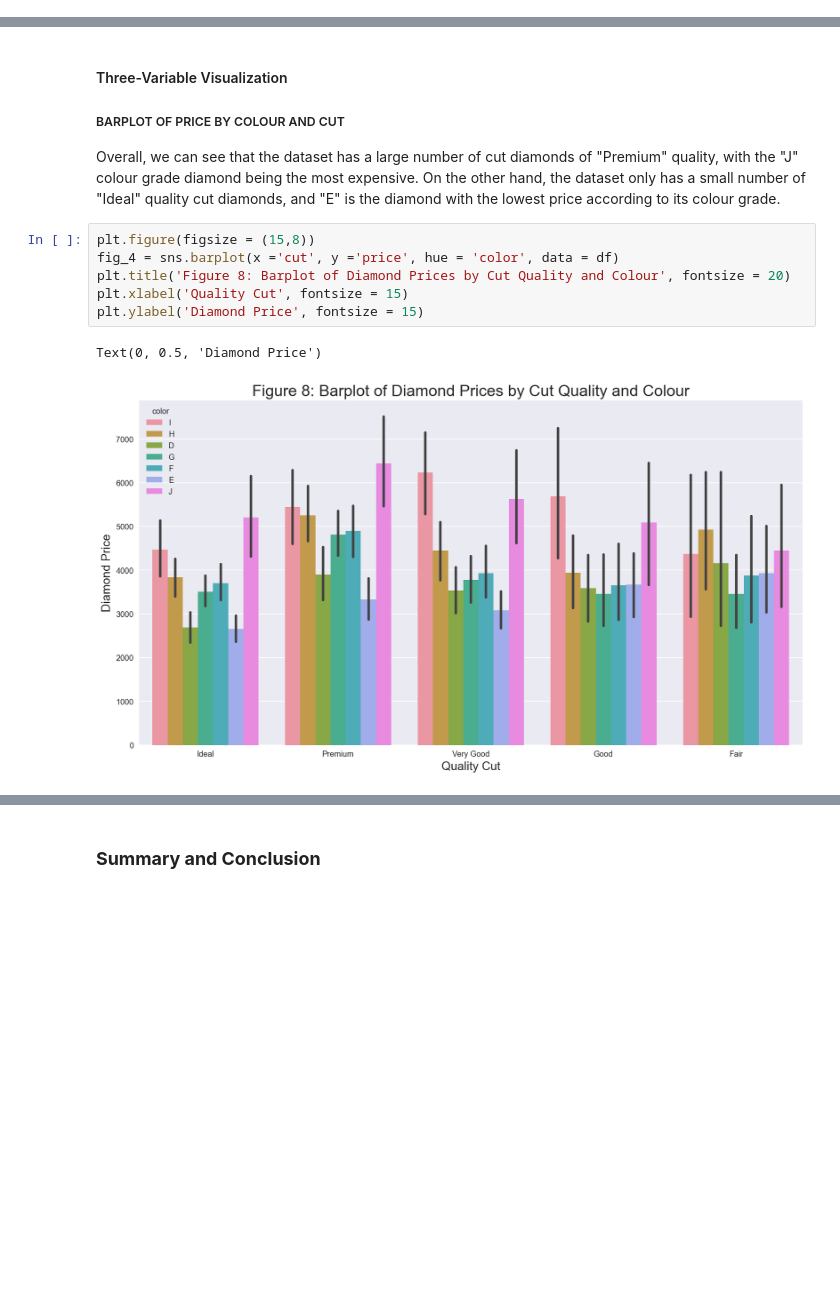
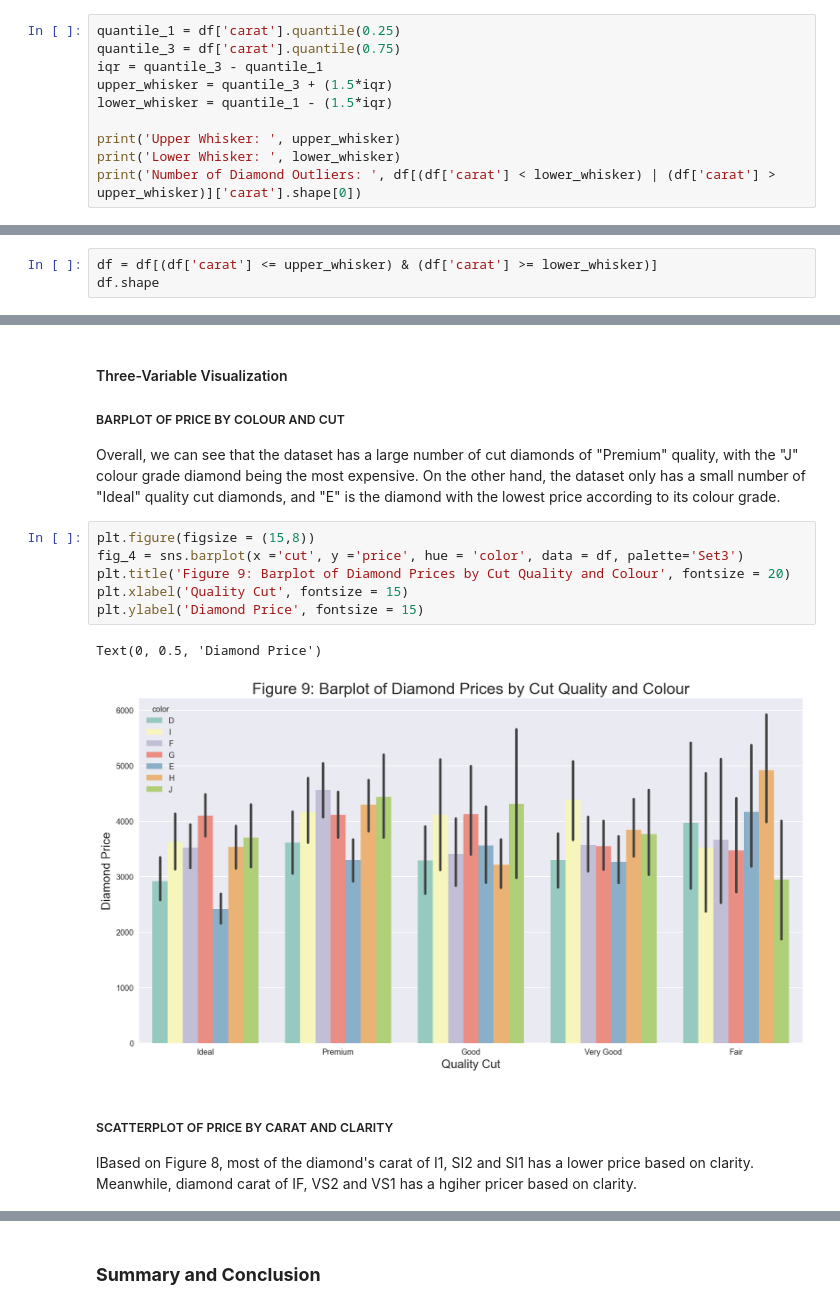
Before and after one commit to s3955624-Chee-Kin-Go/Phase-1, a Jupyter notebook: Phase 1 real.ipynb, the cells around one changed output, grey strips where cells are left out. Drawn from its saved outputs; the diff is of its cells as text; blank space fills up the shorter version.

```diff
--- a/Phase 1 real.ipynb
+++ b/Phase 1 real.ipynb
@@ -118,0 +133,10 @@ We examined the dataset for missing values and outliers and decide to remove row
+# %%
+quantile_1 = df['carat'].quantile(0.25)
+quantile_3 = df['carat'].quantile(0.75)
+iqr = quantile_3 - quantile_1
+upper_whisker = quantile_3 + (1.5*iqr)
+lower_whisker = quantile_1 - (1.5*iqr)
+
+print('Upper Whisker: ', upper_whisker)
+print('Lower Whisker: ', lower_whisker)
+print('Number of Diamond Outliers: ', df[(df['carat'] < lower_whisker) | (df['carat'] > upper_whisker)]['carat'].shape[0])
@@ -125,0 +163,3 @@ plt.show()
+# %%
+df = df[(df['carat'] <= upper_whisker) & (df['carat'] >= lower_whisker)]
+df.shape
@@ -214,10 +304,13 @@ plt.show()
 Overall, we can see that the dataset has a large number of cut diamonds of "Premium" quality, with the "J" colour grade diamond being the most expensive. On the other hand, the dataset only has a small number of "Ideal" quality cut diamonds, and "E" is the diamond with the lowest price according to its colour grade.
 # %%
 plt.figure(figsize = (15,8))
-fig_4 = sns.barplot(x ='cut', y ='price', hue = 'color', data = df)
-plt.title('Figure 8: Barplot of Diamond Prices by Cut Quality and Colour', fontsize = 20)
+fig_4 = sns.barplot(x ='cut', y ='price', hue = 'color', data = df, palette='Set3')
+plt.title('Figure 9: Barplot of Diamond Prices by Cut Quality and Colour', fontsize = 20)
 plt.xlabel('Quality Cut', fontsize = 15)
 plt.ylabel('Diamond Price', fontsize = 15)
 # %% [output]
 Text(0, 0.5, 'Diamond Price')
-[figure, old version]
+[figure, new version]
+# %% [markdown]
+<h5>SCATTERPLOT OF PRICE BY CARAT AND CLARITY</h5>
+lBased on Figure 8, most of the diamond's carat of I1, SI2 and SI1 has a lower price based on clarity. Meanwhile, diamond carat of IF, VS2 and VS1 has a hgiher pricer based on clarity.
```
Also changed, not shown: parts of 20 cells of this notebook.
